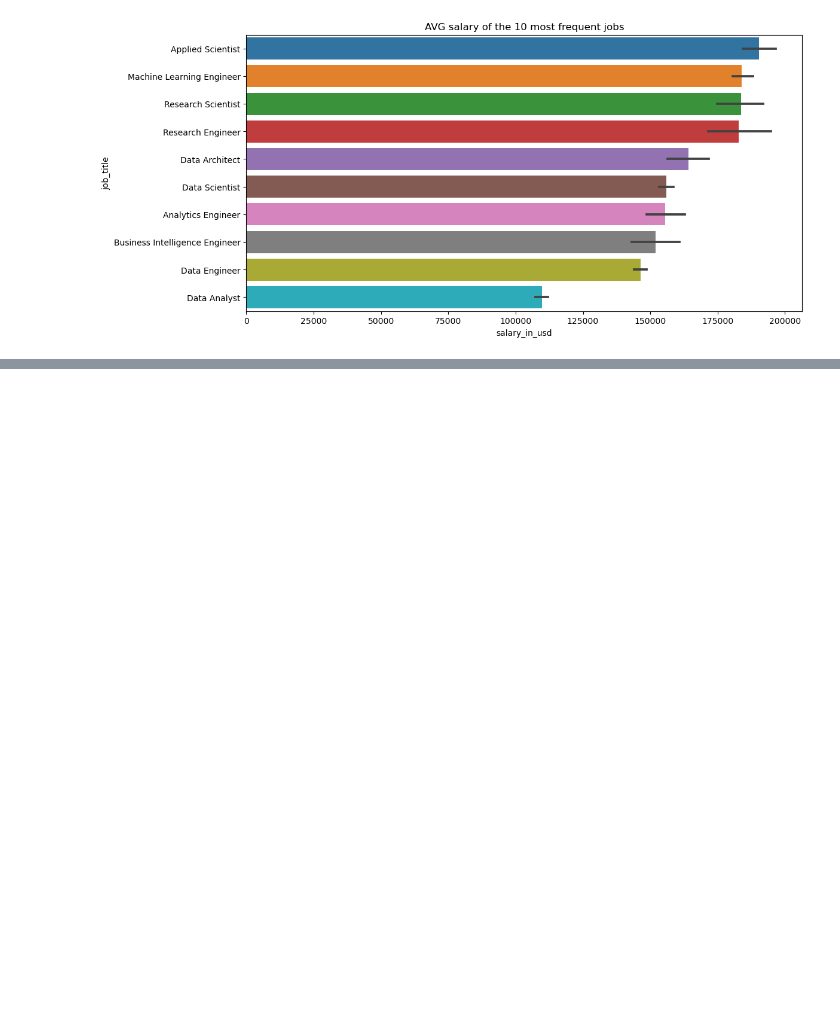
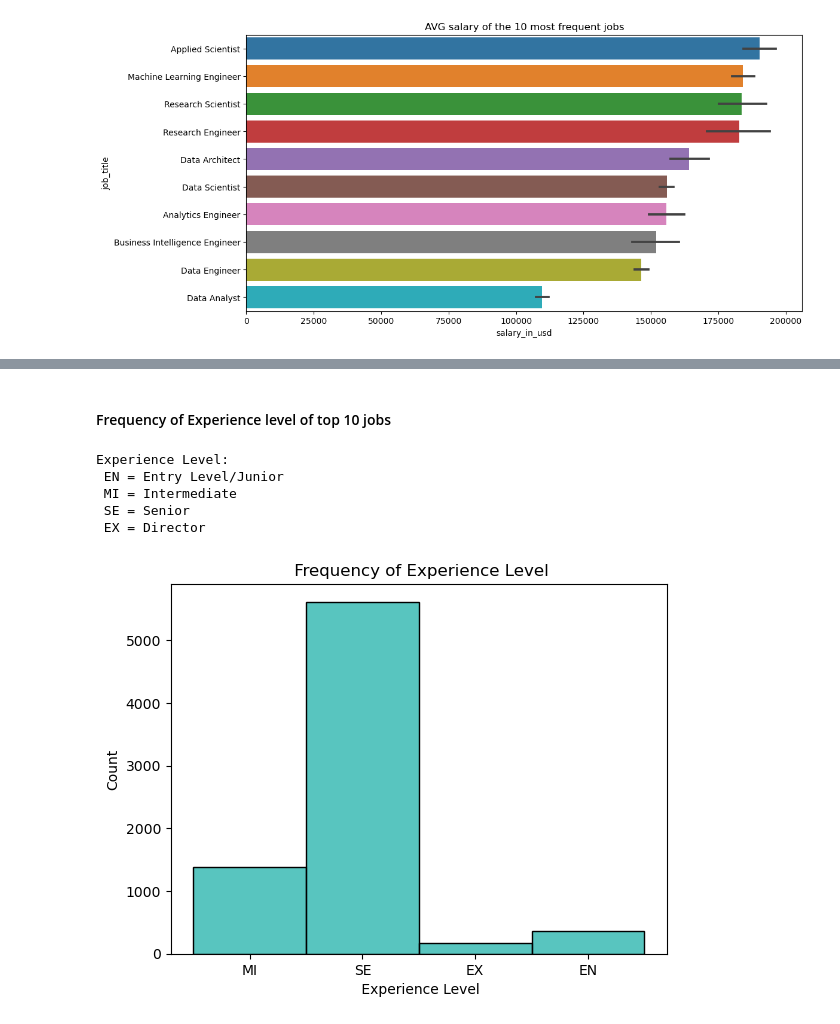
Before and after one commit to MayraVillarrubia/data-analysis, a Jupyter notebook: global_salaries_in_data/analysis_global_salaries.ipynb, the cells around one changed output, grey strips where cells are left out. Drawn from its saved outputs; the diff is of its cells as text; code cells hidden in the pictures; blank space fills up the shorter version.

```diff
--- a/global_salaries_in_data/analysis_global_salaries.ipynb
+++ b/global_salaries_in_data/analysis_global_salaries.ipynb
@@ -183,0 +226,14 @@ sns.barplot(x=subset_data_salaries['salary_in_usd'], y=subset_data_salaries['job
+# %% [markdown]
+#### Frequency of Experience level of top 10 jobs
+# %%
+plt.xlabel(' Experience Level')
+plt.title(' Frequency of Experience Level')
+sns.histplot(subset_data_salaries['experience_level'], color = '#20B2AA')
+print ('Experience Level: \n EN = Entry Level/Junior\n MI = Intermediate\n SE = Senior\n EX = Director' )
+# %% [output]
+Experience Level:
+ EN = Entry Level/Junior
+ MI = Intermediate
+ SE = Senior
+ EX = Director
+[figure, added]
```
Also changed, not shown: parts of 12 cells of this notebook.
